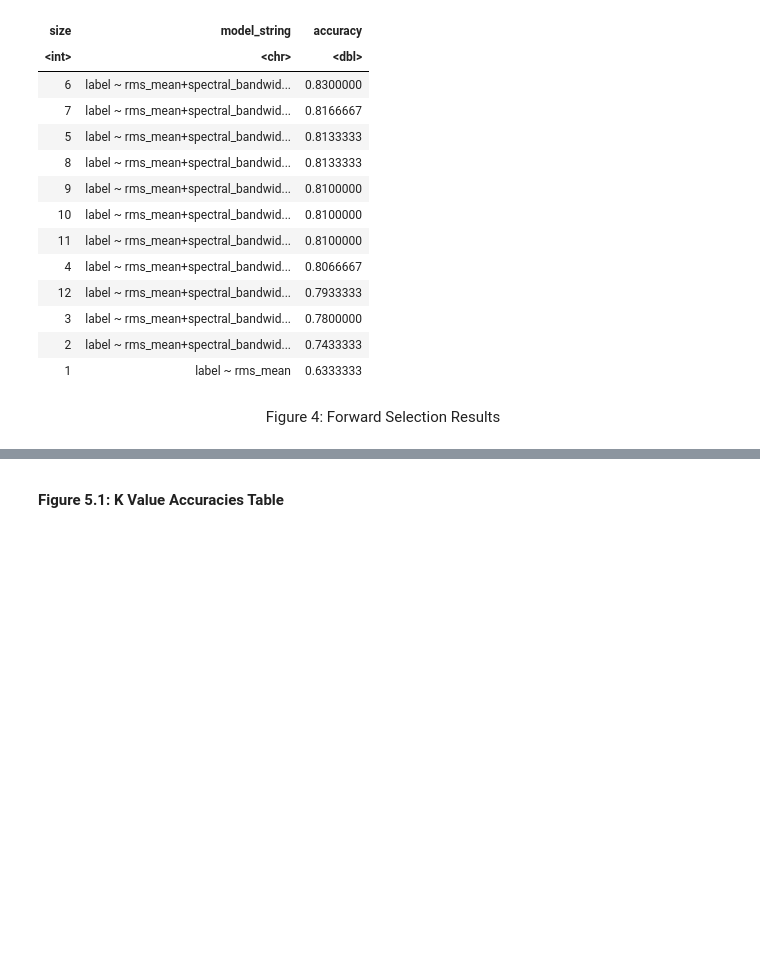
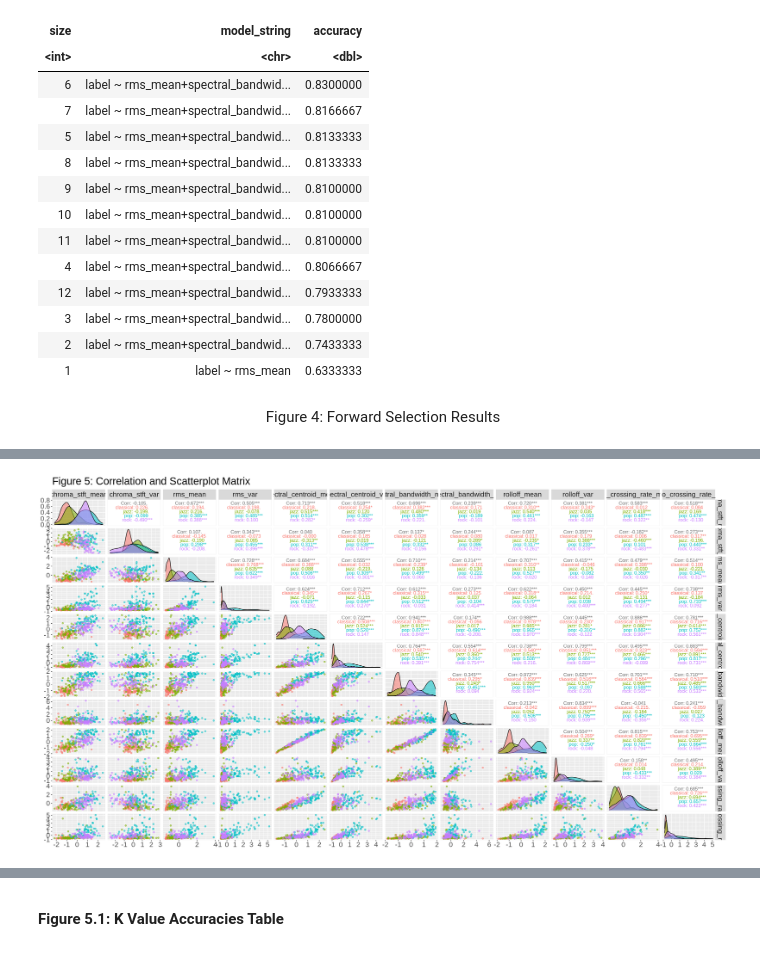
Before and after one commit to arthu-rguo/dsci-100-proj, a Jupyter notebook: project_report.ipynb, the cells around one changed output, grey strips where cells are left out. Saved outputs shown, nothing was run; the diff lists cells and outputs as text; code cells hidden in the pictures; blank space fills up the shorter version.

```diff
--- a/project_report.ipynb
+++ b/project_report.ipynb
@@ -216,2 +293,15 @@ A tibble: 12 × 3
+# %%
+options(repr.plot.height = 12, repr.plot.width = 22)
+
+music_training_data |>
+    select(-label) |>
+    scale()  |>
+    bind_cols(label = music_training_data$label) |>
+    ggpairs(mapping = aes(alpha = 0.4, colour = label),
+           columns = 1:(ncol(music_training_data) - 1)) +
+        ggtitle("Figure 5: Correlation and Scatterplot Matrix") +
+        theme(text = element_text(size = 20))
+# %% [output]
+[figure, added]
 # %% [markdown]
 ## $K$-value Selection
```
Also changed, not shown: parts of 31 cells of this notebook.
